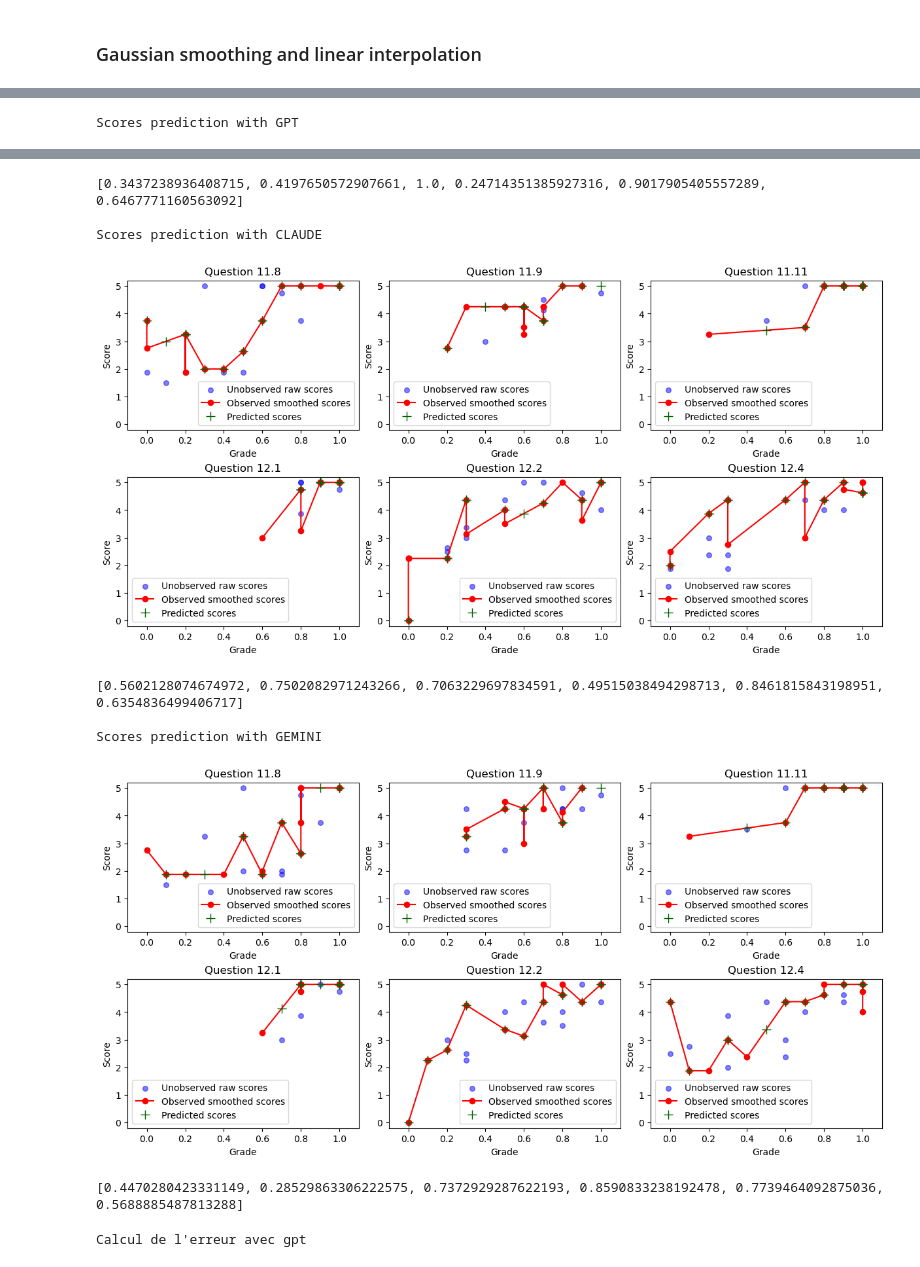
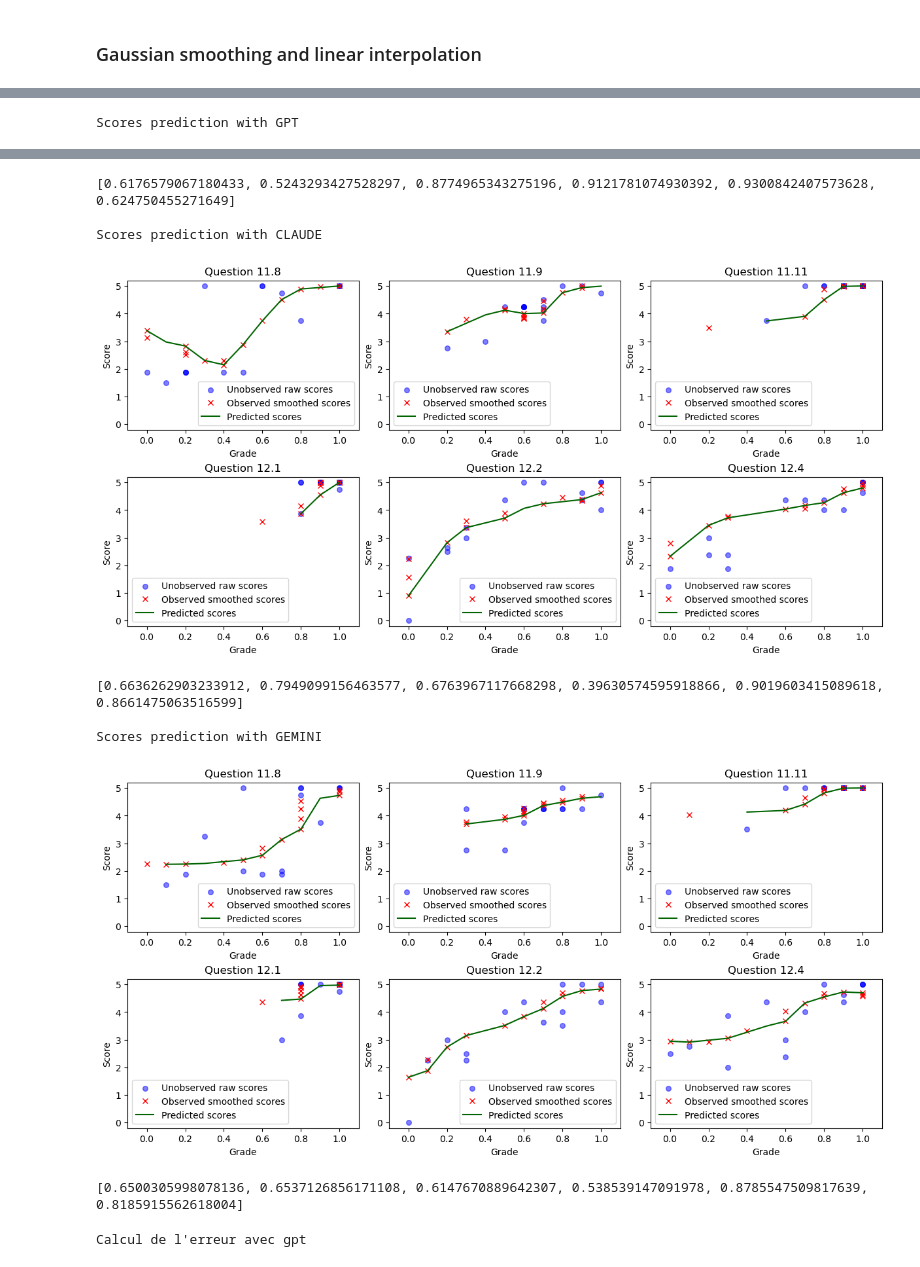
Before and after one commit to electronF/test_sag, a Jupyter notebook: asag_mohler_cleaned.ipynb, the cells around one changed output, grey strips where cells are left out. Saved outputs shown, nothing was run; the diff lists cells and outputs as text; code cells hidden in the pictures.

Commit message:
Update code for graphic about smooting part

```diff
--- a/asag_mohler_cleaned.ipynb
+++ b/asag_mohler_cleaned.ipynb
@@ -21,22 +21,22 @@ from langchain_ollama.llms import OllamaLLM
 import google.generativeai as genai
 # %%
 ### Load Gemini
-with open('./api_key.json', 'r') as file:
-    google_api_key = json.load(file)['GeminiEduplan']
-    os.environ['GOOGLE_API_KEY'] = google_api_key
-    genai.configure(api_key=google_api_key)
+# with open('./api_key.json', 'r') as file:
+#     google_api_key = json.load(file)['GeminiEduplan']
+#     os.environ['GOOGLE_API_KEY'] = google_api_key
+#     genai.configure(api_key=google_api_key)
 
 
-### Load GPT
-with open('./api_key.json', 'r') as file:
-    openai_api_key = json.load(file)['OpenAI']
-    os.environ['OPENAI_API_KEY'] = openai_api_key
+# ### Load GPT
+# with open('./api_key.json', 'r') as file:
+#     openai_api_key = json.load(file)['OpenAI']
+#     os.environ['OPENAI_API_KEY'] = openai_api_key
 
 
-### Load Claude
-with open('./api_key.json', 'r') as file:
-    claude3haiku_api_key = json.load(file)['Claude']
-    os.environ['ANTHROPIC_API_KEY'] = claude3haiku_api_key
+# ### Load Claude
+# with open('./api_key.json', 'r') as file:
+#     claude3haiku_api_key = json.load(file)['Claude']
+#     os.environ['ANTHROPIC_API_KEY'] = claude3haiku_api_key
 # %%
 # for model in genai.list_models():
 #     print(model.name)
@@ -313,7 +313,7 @@ for model_name in models_students_scores:
 
     for ax, question_id in zip(axes.flatten(), i_set[[1, 2, 3 , 77, 78, 79]]):
         mask = m0['id'] == question_id
-        ax.scatter(models_students_scores[model_name][mask] + np.random.normal(0, 0.001, mask.sum()),
+        ax.scatter(models_students_scores[model_name][mask] + np.random.normal(0, 0.01, mask.sum()),
                 m0.loc[mask, 'score_avg'] + np.random.normal(0, 0.01, mask.sum()),
                 s=20, marker='o', color='black', alpha=0.5)
         ax.set_title(f"Question {question_id}")
@@ -332,6 +332,7 @@ Distribution of scores per question with CLAUDE
 Distribution of scores per question with GEMINI
 [figure]
 # %%
+windows = {'gpt': 1.2, 'claude':1.1, 'gemini': 2.2}
 for model_name in models_students_scores:
     print(f"\nScores prediction with {model_name.upper()}")
     # Étape 1 : Créer m1 en supprimant la colonne 'desired_answer' et en ajoutant res0
@@ -359,17 +360,17 @@ for model_name in models_students_scores:
         # Étape 3 : Appliquer le lissage sur les scores observés
         observed_res0 = df.loc[i, 'res0'].values+1e-9
         observed_scores = df.loc[i, 'score_avg'].values
-        smoothed_scores = observed_scores#gaussian_filter(observed_scores, sigma=window)
+        smoothed_scores = gaussian_filter(observed_scores, sigma=windows[model_name])
 
         # Étape 4 : Tracer les données
         ax.scatter(df.loc[~i, 'res0'], df.loc[~i, 'score_avg'], s=30, alpha=0.5, color='blue', label='Unobserved raw scores')
-        ax.plot(observed_res0, smoothed_scores, 'o-', color='red', label='Observed smoothed scores')
+        ax.plot(observed_res0, smoothed_scores, 'x', linestyle='none', color='red', label='Observed smoothed scores')
 
         # Étape 5 : Interpoler pour les scores non observés
         predicted_scores  = np.interp(df.loc[~i, 'res0'].values, observed_res0, smoothed_scores)
 
         # Ajouter les scores prédits au graphique
-        ax.plot(df.loc[~i, 'res0'], predicted_scores, marker='+', markersize=10, linestyle='none', color='darkgreen', label='Predicted scores')
+        ax.plot(df.loc[~i, 'res0'], predicted_scores, markersize=10, color='darkgreen', label='Predicted scores')
         ax.set_xlim(-.10, 1.10)
         ax.set_ylim(-0.2, 5.2)
         ax.set_title(f'Question {q[q_i]}')
@@ -390,12 +391,12 @@ Scores prediction with GPT
-[0.3437238936408715, 0.4197650572907661, 1.0, 0.24714351385927316, 0.9017905405557289, 0.6467771160563092]
+[0.6176579067180433, 0.5243293427528297, 0.8774965343275196, 0.9121781074930392, 0.9300842407573628, 0.624750455271649]
 
 Scores prediction with CLAUDE
-[figure, old version]
+[figure, new version]
-[0.5602128074674972, 0.7502082971243266, 0.7063229697834591, 0.49515038494298713, 0.8461815843198951, 0.6354836499406717]
+[0.6636262903233912, 0.7949099156463577, 0.6763967117668298, 0.39630574595918866, 0.9019603415089618, 0.8661475063516599]
 
 Scores prediction with GEMINI
-[figure, old version]
+[figure, new version]
-[0.4470280423331149, 0.28529863306222575, 0.7372929287622193, 0.8590833238192478, 0.7739464092875036, 0.5688885487813288]
+[0.6500305998078136, 0.6537126856171108, 0.6147670889642307, 0.538539147091978, 0.8785547509817639, 0.8185915562618004]
 # %%
 for model_name in models_students_scores:
     print(f"\nCalcul de l'erreur avec {model_name}")
```
Also changed, not shown: parts of 3 cells of this notebook, 2 other files.
